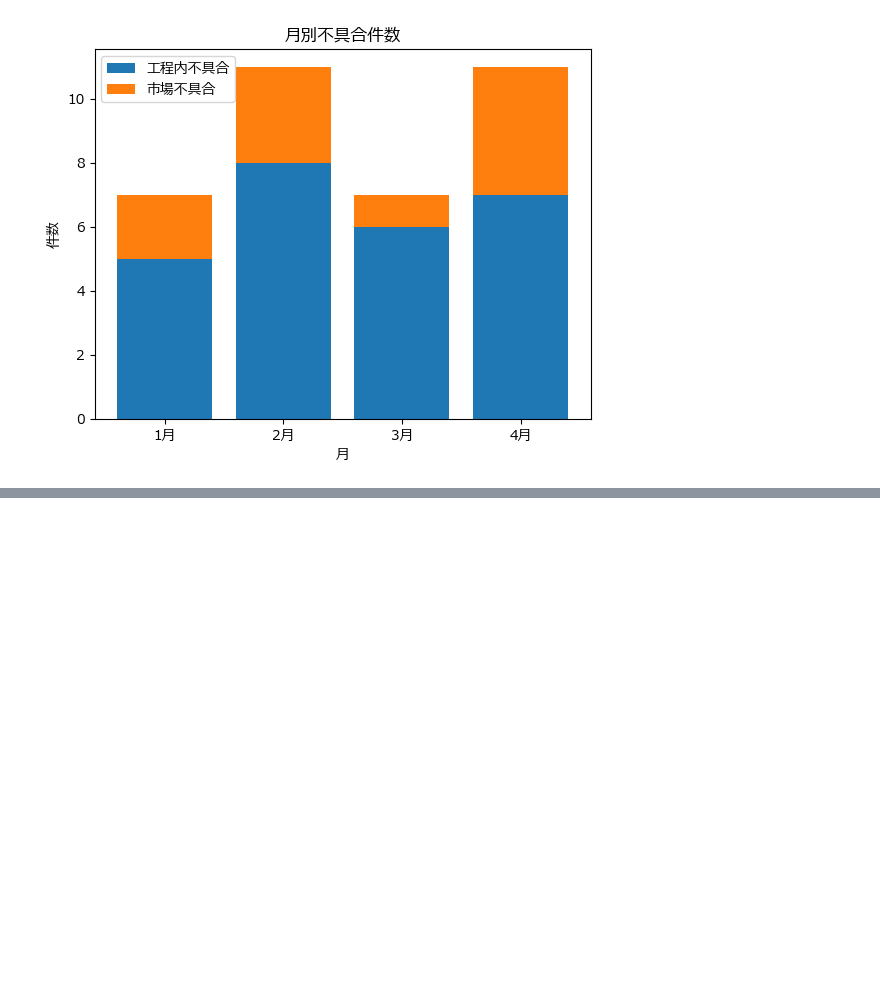
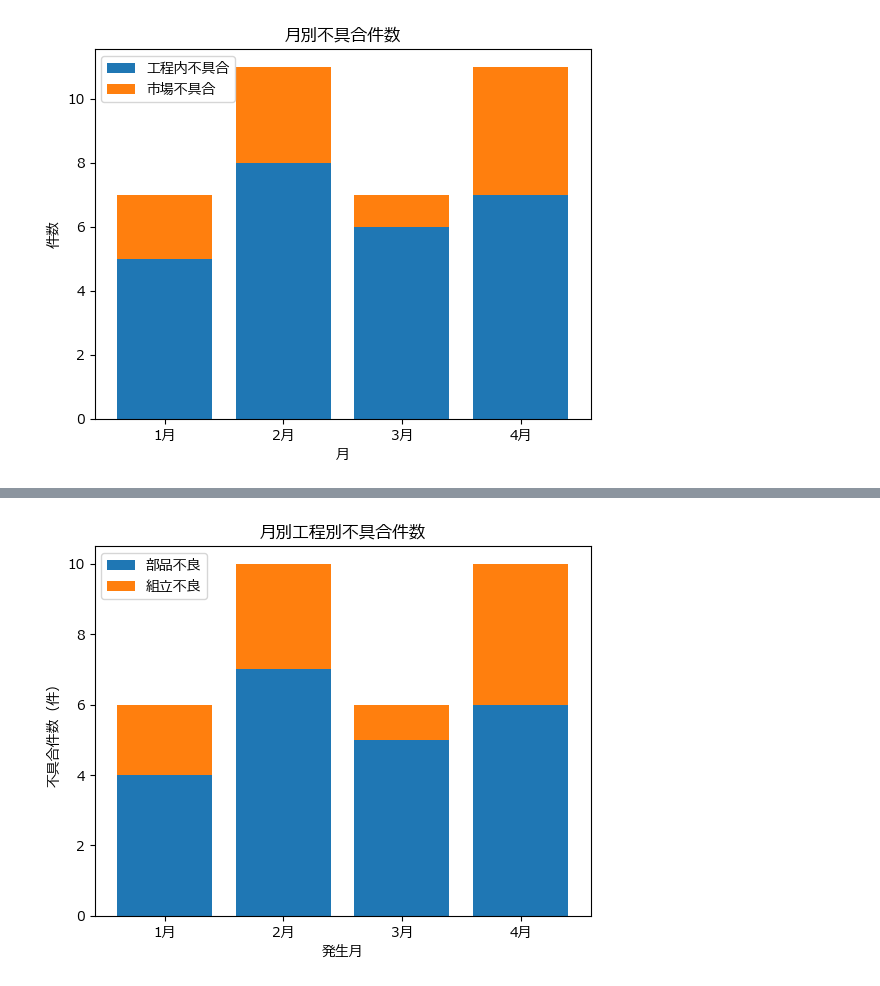
Before and after one commit to kjfarm1225/pyq_practice, a Jupyter notebook: 140_3_pie_bar_chart/140-3_pie_bar_chart.ipynb, the cells around one changed output, grey strips where cells are left out. Cells and saved outputs as stored; diff of their text form; code cells hidden in the pictures; blank space fills up the shorter version.

```diff
--- a/140_3_pie_bar_chart/140-3_pie_bar_chart.ipynb
+++ b/140_3_pie_bar_chart/140-3_pie_bar_chart.ipynb
@@ -350,0 +382,26 @@ plt.show()
+# %%
+plt.rcParams["font.family"] = "Meiryo"
+# %%
+months = ["1月", "2月", "3月", "4月"]
+parts_defect = [4, 7, 5, 6]
+assembly_defect = [2, 3, 1, 4]
+# %%
+fig, ax = plt.subplots()
+
+ax.bar(months,
+       parts_defect,
+       label="部品不良")
+
+ax.bar(months,
+       assembly_defect,
+       bottom=parts_defect,
+       label="組立不良")
+
+ax.set_title("月別工程別不具合件数")
+ax.set_xlabel("発生月")
+ax.set_ylabel("不具合件数（件）")
+ax.legend()
+
+plt.show()
+# %% [output]
+[figure, added]
```
Also changed, not shown: parts of 9 cells of this notebook.
